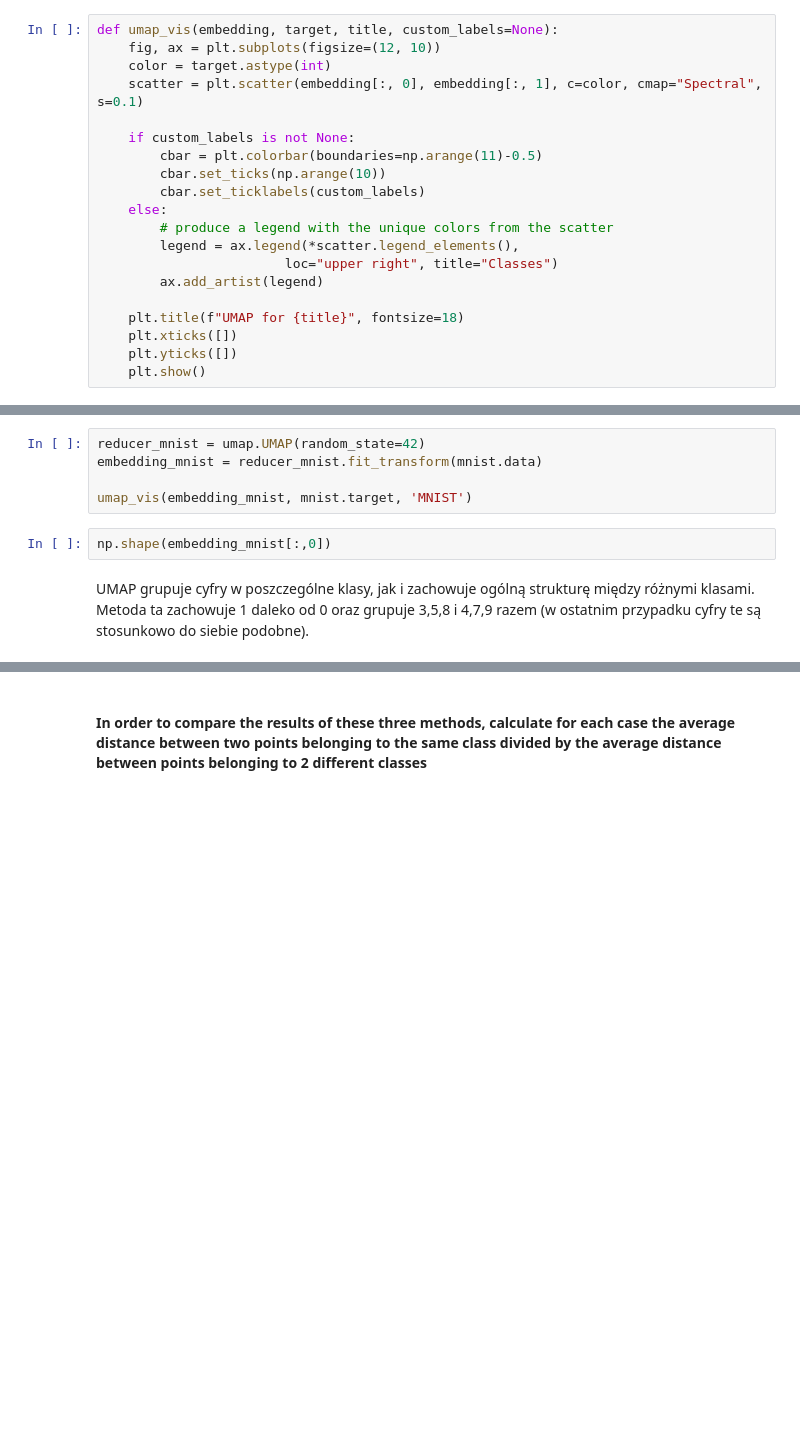
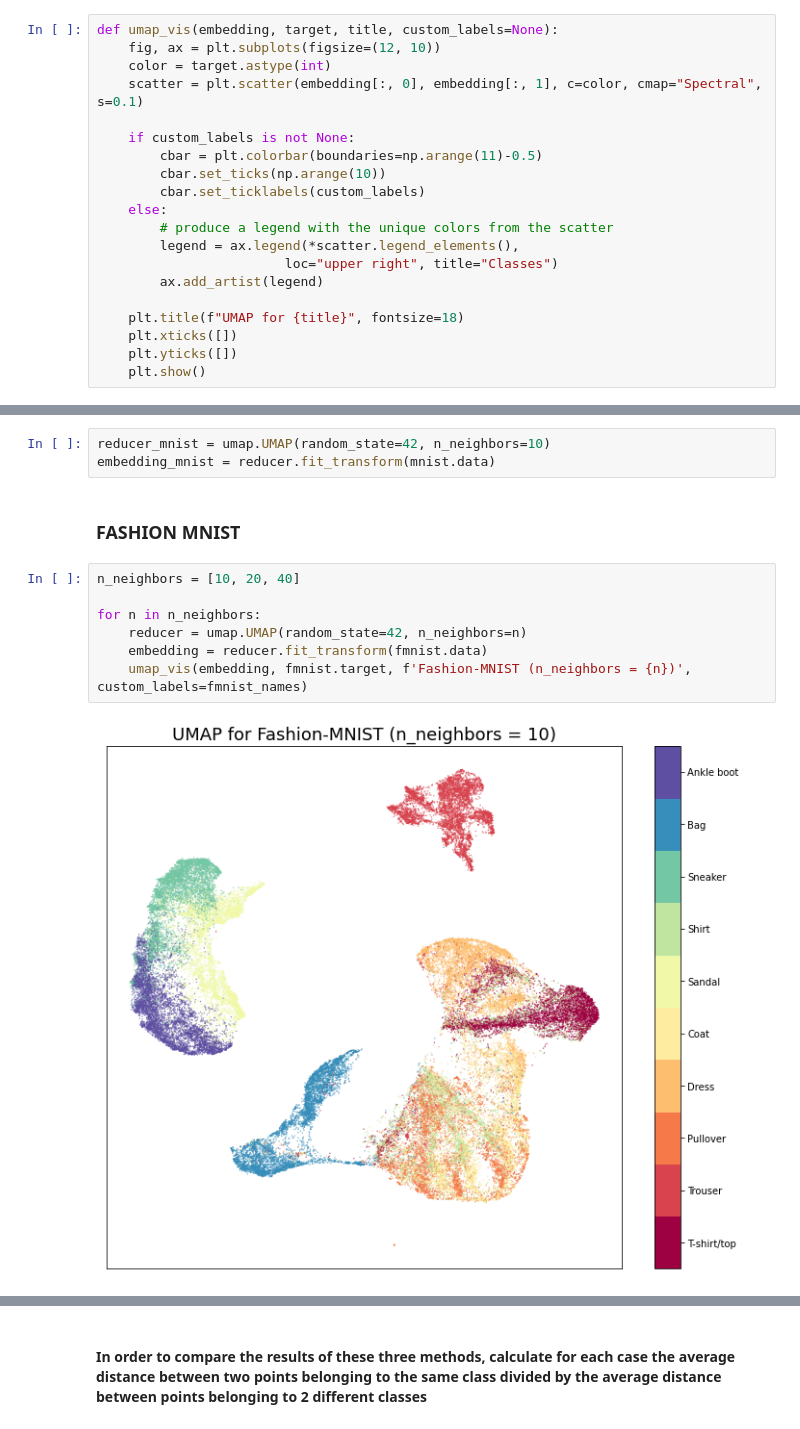
Before and after one commit to Vergenter/DataEmbeddingandVisualization, a Jupyter notebook: umap_largevis.ipynb, the cells around one changed output, grey strips where cells are left out. Cells and saved outputs as stored; diff of their text form; blank space fills up the shorter version.

```diff
--- a/umap_largevis.ipynb
+++ b/umap_largevis.ipynb
@@ -77,9 +98,14 @@ def umap_vis(embedding, target, title, custom_labels=None):
 # %%
-reducer_mnist = umap.UMAP(random_state=42)
-embedding_mnist = reducer_mnist.fit_transform(mnist.data)
-
-umap_vis(embedding_mnist, mnist.target, 'MNIST')
+reducer_mnist = umap.UMAP(random_state=42, n_neighbors=10)
+embedding_mnist = reducer.fit_transform(mnist.data)
-# %%
-np.shape(embedding_mnist[:,0])
-# %% [markdown]
-UMAP grupuje cyfry w poszczególne klasy, jak i zachowuje ogólną strukturę między różnymi klasami. Metoda ta zachowuje 1 daleko od 0 oraz grupuje 3,5,8 i 4,7,9 razem (w ostatnim przypadku cyfry te są stosunkowo do siebie podobne).
+# %% [markdown]
+### FASHION MNIST
+# %%
+n_neighbors = [10, 20, 40]
+
+for n in n_neighbors:
+    reducer = umap.UMAP(random_state=42, n_neighbors=n)
+    embedding = reducer.fit_transform(fmnist.data)
+    umap_vis(embedding, fmnist.target, f'Fashion-MNIST (n_neighbors = {n})', custom_labels=fmnist_names)
+# %% [output]
+[figure, added]
```
Also changed, not shown: parts of 30 cells of this notebook.
